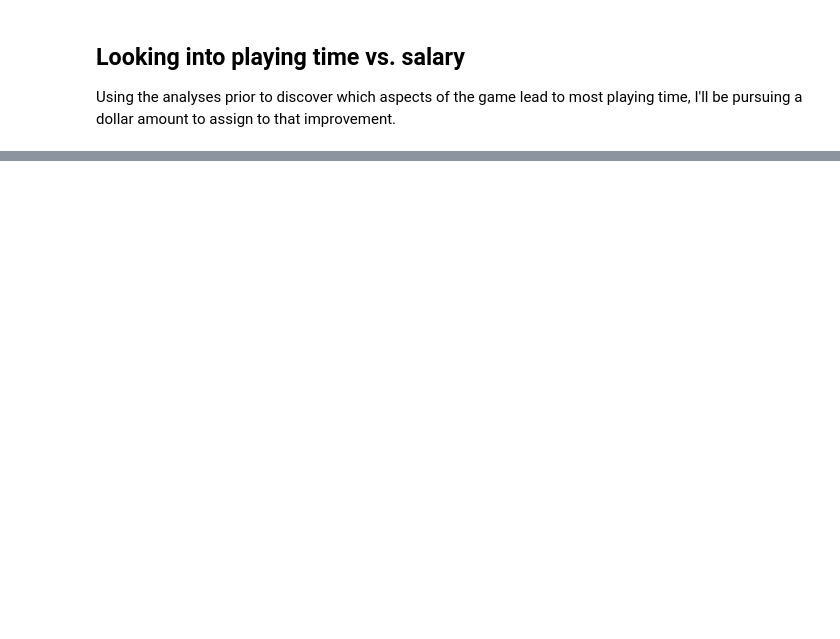
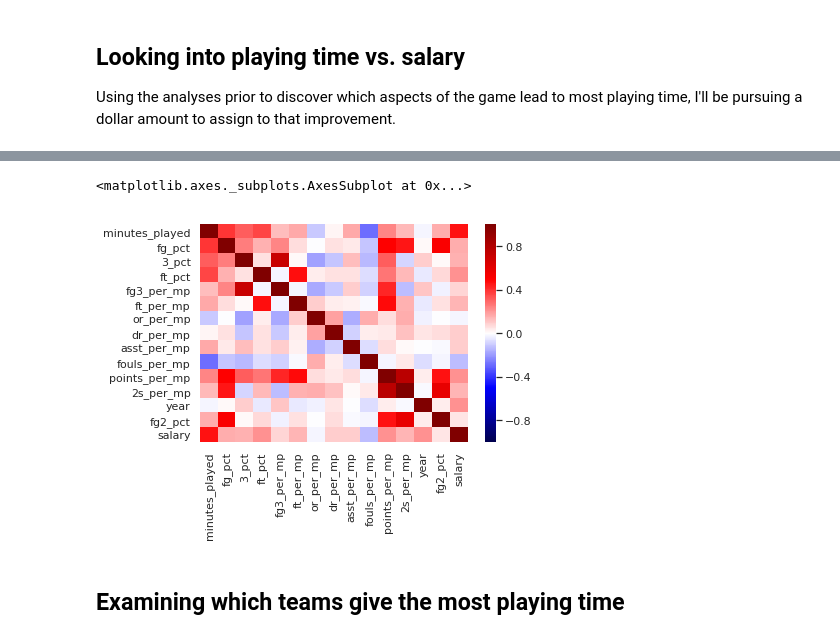
Before and after one commit to aaronfrederick/B-Tier-Basketball-Career-Modeling, a Jupyter notebook: Project Luther Visualization and Modeling.ipynb, the cells around one changed output, grey strips where cells are left out. Cells and saved outputs as stored; diff of their text form; code cells hidden in the pictures; blank space fills up the shorter version.

```diff
--- a/Project Luther Visualization and Modeling.ipynb
+++ b/Project Luther Visualization and Modeling.ipynb
@@ -103,0 +123,5 @@ sns.scatterplot(x=pay_df['minutes_played'], y=pay_df['salary'])
+# %%
+pay_df = pay_df.drop(columns = ['tot_r_per_mp', 'steals_per_mp', 'blocks_per_mp',
+                                'fg_per_mp', 'fga_per_mp', 'fg3a_per_mp', 'fta_per_mp',
+                               'season_end', 'turnovers_per_mp'])
+pay_df
@@ -103,0 +147,8 @@ sns.scatterplot(x=pay_df['minutes_played'], y=pay_df['salary'])
+# %%
+#New, Feature-reduced Heatmap
+sns.heatmap(pay_df.corr(), vmin=-1, vmax=1, cmap='seismic')
+# %% [output]
+<matplotlib.axes._subplots.AxesSubplot at 0x...>
+[figure, added]
+# %% [markdown]
+## Examining which teams give the most playing time
```
Also changed, not shown: parts of 63 cells of this notebook.
